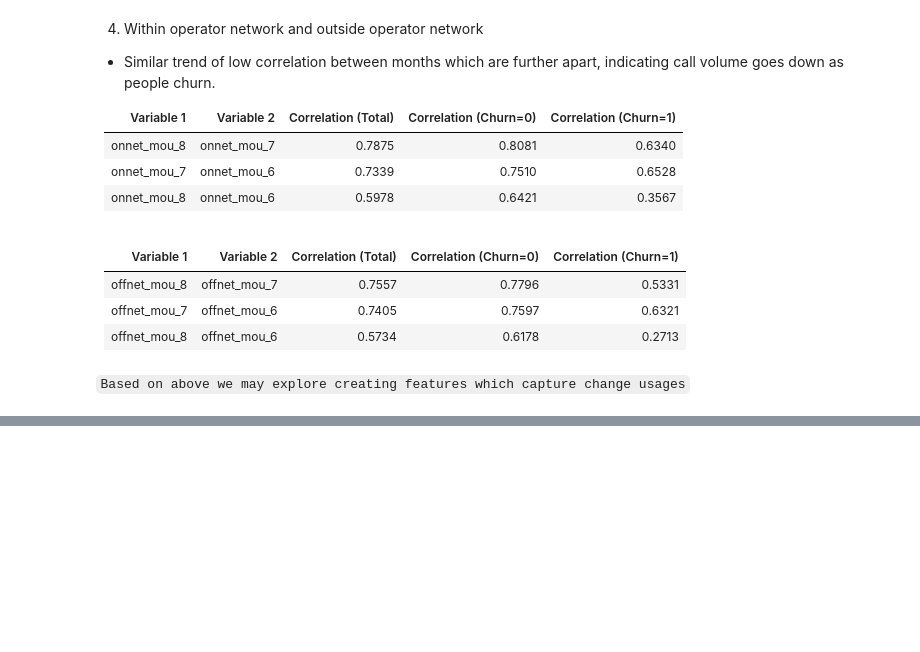
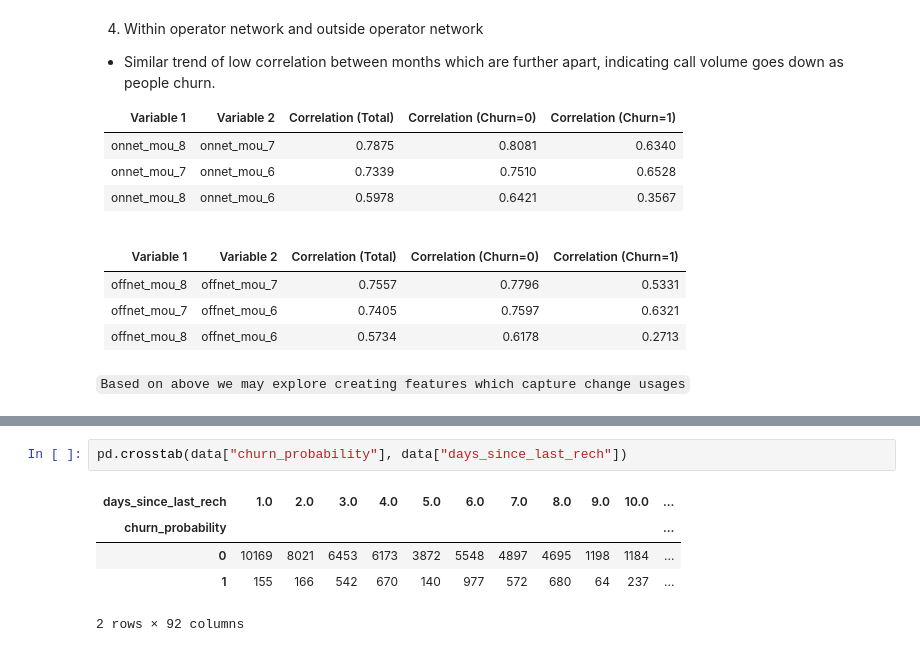
Before and after one commit to mohiteamit/upGrad-TelecomChurnCaseStudy, a Jupyter notebook: Amit Mohite - Telecom Churn Prediction.ipynb, the cells around one changed output, grey strips where cells are left out. Saved outputs shown, nothing was run; the diff lists cells and outputs as text; blank space fills up the shorter version.

```diff
--- a/Amit Mohite - Telecom Churn Prediction.ipynb
+++ b/Amit Mohite - Telecom Churn Prediction.ipynb
@@ -1255,0 +1103,8 @@ submission_xgb.to_csv(submission_xgb_file_name, index=False)
+# %%
+pd.crosstab(data["churn_probability"], data["days_since_last_rech"])
+# %% [output]
+| days_since_last_rech | 1.0 | 2.0 | 3.0 | 4.0 | 5.0 | 6.0 | 7.0 | 8.0 | 9.0 | 10.0 | ... |
+| churn_probability |  |  |  |  |  |  |  |  |  |  | ... |
+| 0 | 10169 | 8021 | 6453 | 6173 | 3872 | 5548 | 4897 | 4695 | 1198 | 1184 | ... |
+| 1 | 155 | 166 | 542 | 670 | 140 | 977 | 572 | 680 | 64 | 237 | ... |
+2 rows × 92 columns
```
Also changed, not shown: parts of 37 cells of this notebook, 8 other files.
